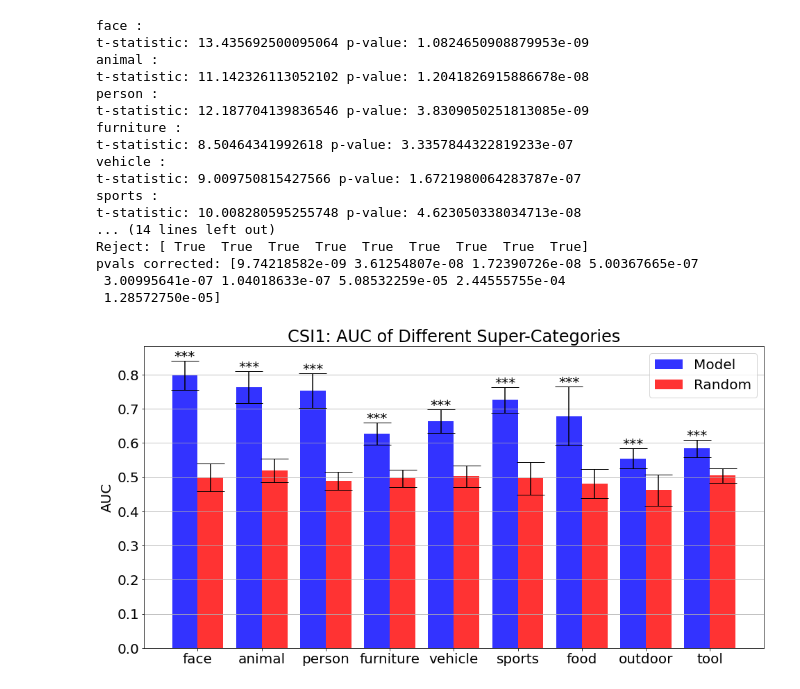
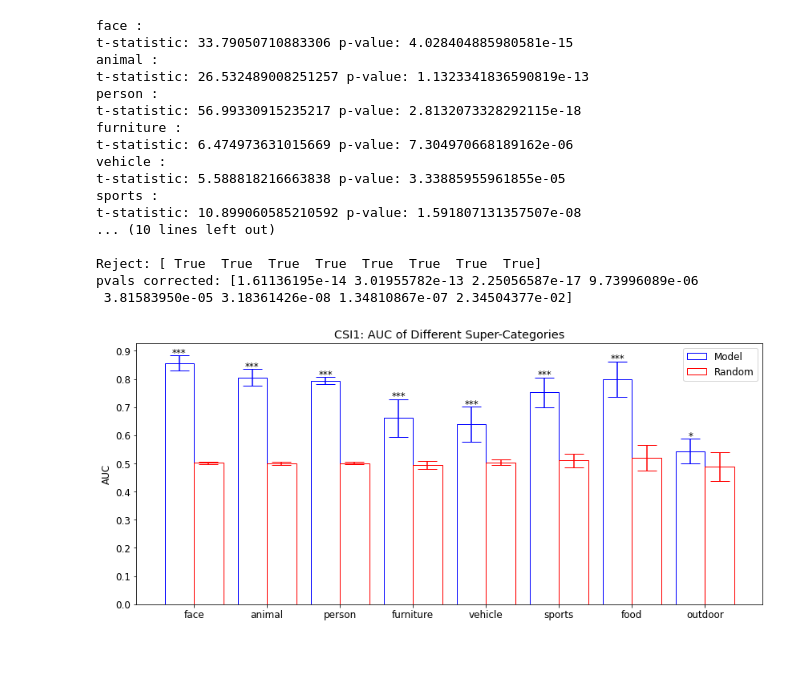
Before and after one commit to khademi/Neural-Decoding, a Jupyter notebook: result-super-warped.ipynb, the cells around one changed output. Drawn from its saved outputs; the diff is of its cells as text; code cells hidden in the pictures; blank space fills up the shorter version.

```diff
--- a/result-super-warped.ipynb
+++ b/result-super-warped.ipynb
@@ -12,6 +12,7 @@ from scipy.stats import mannwhitneyu
 from scipy.stats import kruskal
 # %%
 # CSI1
+'''
 person = [0.73, 0.71, 0.79, 0.77, 0.65, 0.82, 0.77, 0.79]
 person_rand = [0.51, 0.48, 0.45, 0.49, 0.46, 0.5 , 0.54, 0.48]
 face = [0.83, 0.83, 0.85, 0.77, 0.72, 0.84, 0.77, 0.78]
@@ -30,6 +31,25 @@ furniture = [0.59, 0.58, 0.68, 0.6,  0.63, 0.65, 0.65, 0.64]
 furniture_rand = [0.47, 0.47, 0.48, 0.49, 0.54, 0.52, 0.52, 0.48]
 tool = [0.61, 0.6,  0.63, 0.58, 0.55, 0.57, 0.56, 0.57]
 tool_rand = [0.52, 0.51, 0.51, 0.49, 0.47, 0.53, 0.48, 0.53]
+'''
+person = [0.77, 0.8, 0.81, 0.78, 0.79, 0.79, 0.8, 0.81]
+person_rand = [0.5, 0.5, 0.5, 0.5, 0.5, 0.5, 0.5, 0.51]
+face = [0.89, 0.85, 0.83, 0.86, 0.88, 0.89, 0.84, 0.81]
+face_rand = [0.5, 0.5, 0.5, 0.51, 0.5, 0.51, 0.5, 0.5]
+animal = [0.78, 0.8, 0.83, 0.79, 0.85, 0.83, 0.75, 0.81]
+animal_rand = [0.49, 0.5, 0.5, 0.51, 0.5, 0.5, 0.5, 0.5]
+vehicle = [0.56, 0.73, 0.72, 0.55, 0.64, 0.61, 0.68, 0.62]
+vehicle_rand = [0.52, 0.5, 0.5, 0.49, 0.5, 0.5, 0.52, 0.5]
+outdoor = [0.55, 0.45, 0.58, 0.5, 0.58, 0.55, 0.59, 0.55]
+outdoor_rand = [0.54, 0.53, 0.42, 0.4, 0.49, 0.54, 0.48, 0.51]
+sports = [0.79, 0.79, 0.79, 0.67, 0.69, 0.75, 0.83, 0.71]
+sports_rand = [0.52, 0.5, 0.5, 0.47, 0.56, 0.52, 0.5, 0.52]
+food = [0.89, 0.79, 0.82, 0.86, 0.69, 0.73, 0.84, 0.77]
+food_rand = [0.53, 0.53, 0.53, 0.59, 0.46, 0.55, 0.53, 0.44]
+furniture = [0.6, 0.69, 0.69, 0.65, 0.52, 0.7, 0.75, 0.69]
+furniture_rand = [0.5, 0.49, 0.51, 0.47, 0.47, 0.5, 0.51, 0.5]
+#tool = [0.6, 0.6, 0.61, 0.62, 0.62, 0.64, 0.56, 0.56]
+#tool_rand = [0.5, 0.5, 0.5, 0.49, 0.5, 0.5, 0.5, 0.5]
 # %%
 def process(categories, categories_rand, names):
     CTEs = [np.mean(c) for c in categories]
@@ -41,17 +61,17 @@ def process(categories, categories_rand, names):
 # %%
 # Build the plot
 def build_plot(CTEs, CTEs_rand, error, error_rand, x_pos, names, pvals_corrected, title, leg_loc):
-    plt.rc('font', size=20)
+    plt.rc('font', size=12)
     fig, ax = plt.subplots()
-    fig.set_size_inches(16, 8)
+    fig.set_size_inches(14, 6)
     plt.yticks(np.arange(0, 1, 0.1))
-    ax.bar(x_pos, CTEs, yerr=error, align='center', color='blue', alpha=0.8, ecolor='black', capsize=20, width=2)
-    ax.bar(x_pos+2, CTEs_rand, yerr=error_rand, align='center', color='red', alpha=0.8, ecolor='black', capsize=20, width=2)
+    ax.bar(x_pos, CTEs, yerr=error, align='center', color='white', alpha=1, ecolor='blue', capsize=12, width=2, edgecolor='blue')
+    ax.bar(x_pos+2, CTEs_rand, yerr=error_rand, align='center', color='white',alpha=1, ecolor='red', capsize=12, width=2, edgecolor='red')
     ax.set_ylabel('AUC')
     ax.set_xticks(x_pos+1)
     ax.set_xticklabels(names)
     ax.set_title(title)
-    ax.yaxis.grid(True)
+    #ax.yaxis.grid(True)
     ax.legend(['Model', 'Random'], loc=leg_loc)
     ax.patches
     i = 0
@@ -98,35 +118,35 @@ def ttest(names, categories, categories_rand):
     print("pvals corrected:", pvals_corrected)
     return pvals_corrected
 # %%
-names = ['face', 'animal', 'person', 'furniture', 'vehicle', 'sports', 'food', 'outdoor', 'tool']
-categories = [face, animal, person, furniture, vehicle, sports, food, outdoor, tool]
+names = ['face', 'animal', 'person', 'furniture', 'vehicle', 'sports', 'food', 'outdoor']
+categories = [face, animal, person, furniture, vehicle, sports, food, outdoor]
 categories_rand = [face_rand, animal_rand, person_rand, furniture_rand,
-                   vehicle_rand, sports_rand, food_rand, outdoor_rand, tool_rand]
+                   vehicle_rand, sports_rand, food_rand, outdoor_rand]
 categories1 = categories
 categories1_rand = categories_rand
 CTEs, CTEs_rand, error, error_rand, x_pos = process(categories, categories_rand, names)
 pvals_corrected = ttest(names, categories, categories_rand)
 build_plot(CTEs, CTEs_rand, error, error_rand, x_pos, names, pvals_corrected,
            'CSI1: AUC of Different Super-Categories', leg_loc='upper right')
 # %% [output]
 face :
-t-statistic: 13.435692500095064 p-value: 1.0824650908879953e-09
+t-statistic: 33.79050710883306 p-value: 4.028404885980581e-15
 animal :
-t-statistic: 11.142326113052102 p-value: 1.2041826915886678e-08
+t-statistic: 26.532489008251257 p-value: 1.1323341836590819e-13
 person :
-t-statistic: 12.187704139836546 p-value: 3.8309050251813085e-09
+t-statistic: 56.99330915235217 p-value: 2.8132073328292115e-18
 furniture :
-t-statistic: 8.50464341992618 p-value: 3.3357844322819233e-07
+t-statistic: 6.474973631015669 p-value: 7.304970668189162e-06
 vehicle :
-t-statistic: 9.009750815427566 p-value: 1.6721980064283787e-07
+t-statistic: 5.588818216663838 p-value: 3.33885955961855e-05
 sports :
-t-statistic: 10.008280595255748 p-value: 4.623050338034713e-08
-... (14 lines left out)
-Reject: [ True  True  True  True  True  True  True  True  True]
-pvals corrected: [9.74218582e-09 3.61254807e-08 1.72390726e-08 5.00367665e-07
- 3.00995641e-07 1.04018633e-07 5.08532259e-05 2.44555755e-04
- 1.28572750e-05]
+t-statistic: 10.899060585210592 p-value: 1.591807131357507e-08
+... (10 lines left out)
+
+Reject: [ True  True  True  True  True  True  True  True]
+pvals corrected: [1.61136195e-14 3.01955782e-13 2.25056587e-17 9.73996089e-06
+ 3.81583950e-05 3.18361426e-08 1.34810867e-07 2.34504377e-02]
-[figure, old version]
+[figure, new version]
 # %%
 # CSI2
 '''
```
Also changed, not shown: parts of 10 cells of this notebook, 6 other files.
